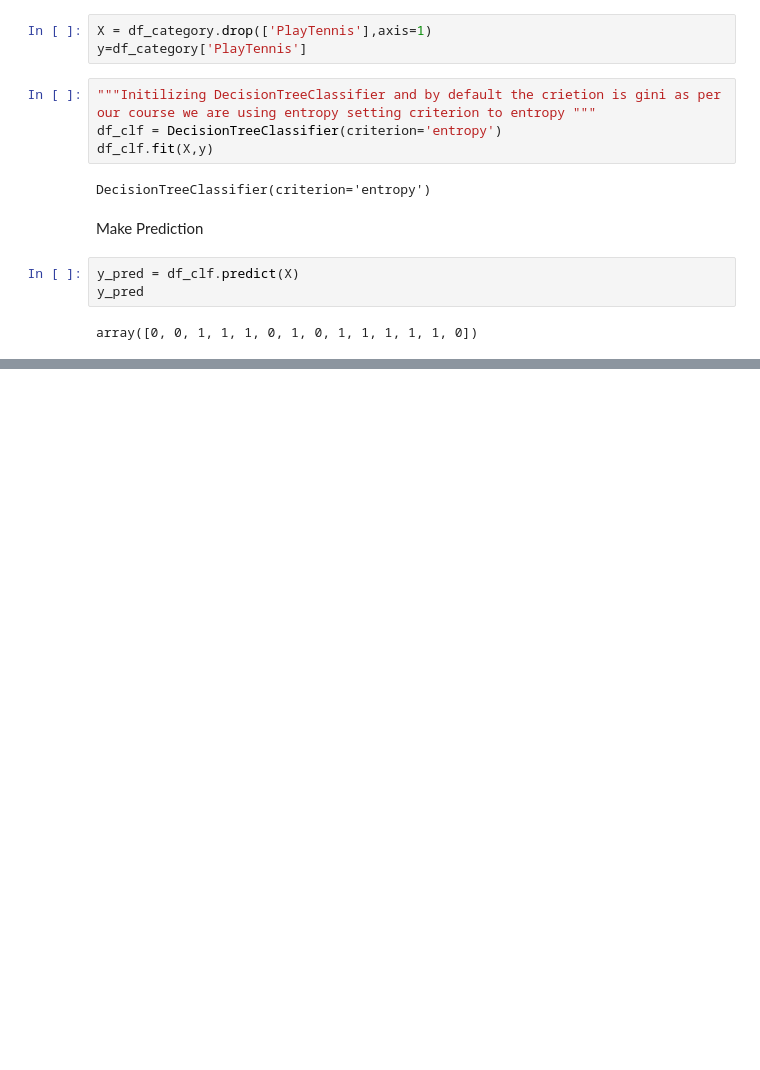
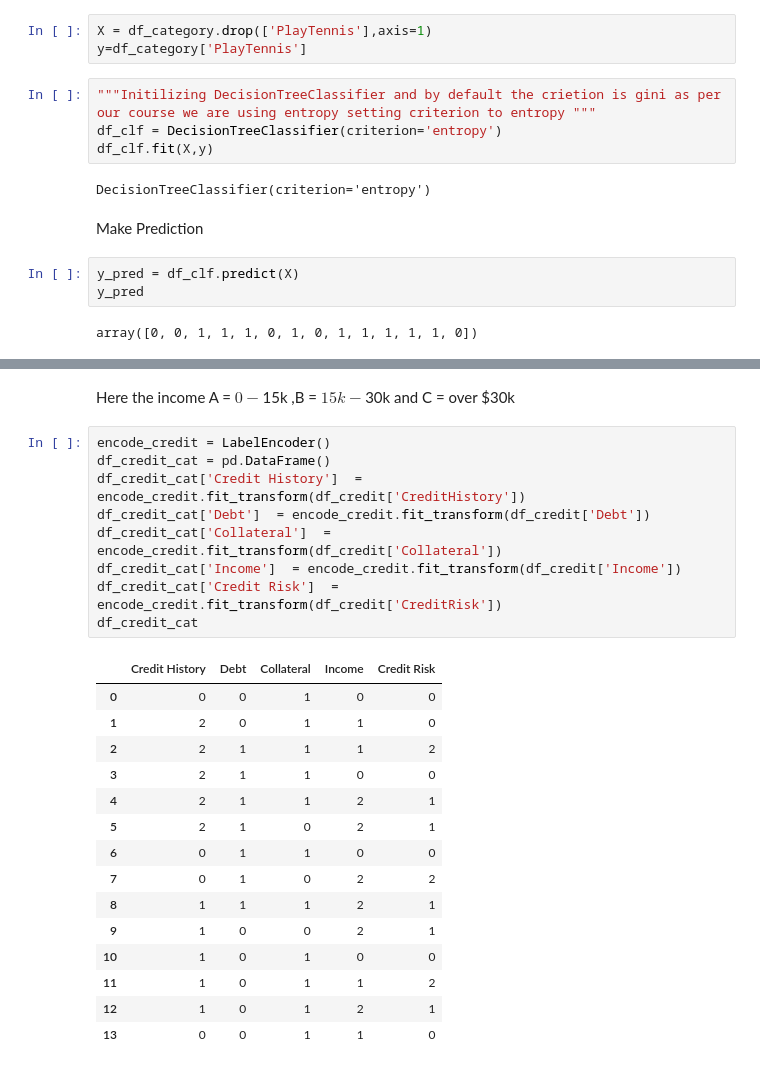
Before and after one commit to 2001-Ankit/DataMining, a Jupyter notebook: DecisionTree.ipynb, the cells around one changed output, grey strips where cells are left out. Cells and saved outputs as stored; diff of their text form; blank space fills up the shorter version.

```diff
--- a/DecisionTree.ipynb
+++ b/DecisionTree.ipynb
@@ -84,0 +103,27 @@ plt.show()
+# %% [markdown]
+Here the income A = $0-$15k ,B = $15k-$30k and C = over $30k
+# %%
+encode_credit = LabelEncoder()
+df_credit_cat = pd.DataFrame()
+df_credit_cat['Credit History']  = encode_credit.fit_transform(df_credit['CreditHistory'])
+df_credit_cat['Debt']  = encode_credit.fit_transform(df_credit['Debt'])
+df_credit_cat['Collateral']  = encode_credit.fit_transform(df_credit['Collateral'])
+df_credit_cat['Income']  = encode_credit.fit_transform(df_credit['Income'])
+df_credit_cat['Credit Risk']  = encode_credit.fit_transform(df_credit['CreditRisk'])
+df_credit_cat
+# %% [output]
+|  | Credit History | Debt | Collateral | Income | Credit Risk |
+| 0 | 0 | 0 | 1 | 0 | 0 |
+| 1 | 2 | 0 | 1 | 1 | 0 |
+| 2 | 2 | 1 | 1 | 1 | 2 |
+| 3 | 2 | 1 | 1 | 0 | 0 |
+| 4 | 2 | 1 | 1 | 2 | 1 |
+| 5 | 2 | 1 | 0 | 2 | 1 |
+| 6 | 0 | 1 | 1 | 0 | 0 |
+| 7 | 0 | 1 | 0 | 2 | 2 |
+| 8 | 1 | 1 | 1 | 2 | 1 |
+| 9 | 1 | 0 | 0 | 2 | 1 |
+| 10 | 1 | 0 | 1 | 0 | 0 |
+| 11 | 1 | 0 | 1 | 1 | 2 |
+| 12 | 1 | 0 | 1 | 2 | 1 |
+| 13 | 0 | 0 | 1 | 1 | 0 |
```
Also changed, not shown: parts of 8 cells of this notebook, 1 other file.
